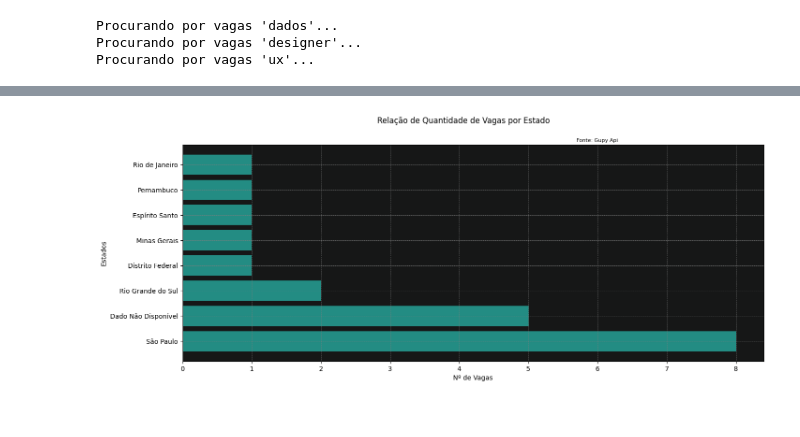
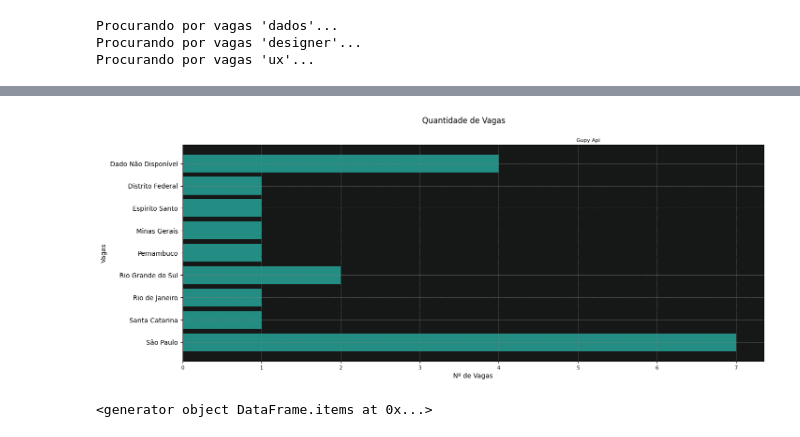
Before and after one commit to ht-yarll/gupy_api, a Jupyter notebook: test.ipynb, the cells around one changed output, grey strips where cells are left out. Cells and saved outputs as stored; diff of their text form; code cells hidden in the pictures.

Commit message:
feat: save-data

```diff
--- a/test.ipynb
+++ b/test.ipynb
@@ -61,6 +46,6 @@ def check_category(x = str):
     if 'dados' in x.lower():
         return 'Dados'
     elif 'designer' in x.lower():
-        return 'designer'
+        return 'Designer'
     else:
         return 'UX/UI'
@@ -90,0 +52,2 @@ df_vagas_consolidado
+# %%
+df_vagas['tipo_de_vaga'] = df_vagas['name'].apply(check_category)
@@ -90,0 +104,9 @@ df_vagas_consolidado
+# %%
+df_vagas_por_estado = (df_vagas.groupby('state')
+                    .agg(
+                        vagas_por_estado = ('tipo_de_vaga', 'value_counts'),
+                    )
+                    .reset_index()
+                    .sort_values('state', ascending=False)
+                )
+df_vagas_por_estado
@@ -91,21 +129,22 @@ df_vagas_consolidado
 # %%
 fig, ax = plt.subplots(figsize=(16, 6))
-ax.barh(
-    df_vagas_consolidado['state'],
-    df_vagas_consolidado['N_Vagas'],
-    color='#238c83'
-)
 
+ax.barh(df_vagas_por_estado['state'], df_vagas_por_estado['vagas_por_estado'], color='#238c83')
 ax.set_facecolor('#161717')
 
-fig.suptitle('Relação de Quantidade de Vagas por Estado')
+fig.suptitle('Quantidade de Vagas')
 
 plt.grid(color='grey', linestyle='--', linewidth = 0.5)
-plt.figtext(0.65, 0.89, 'Fonte: Gupy Api', fontsize=8)
+plt.figtext(0.65, 0.89, 'Gupy Api', fontsize=8)
+
+plt.yticks(fontsize=10)
+plt.xticks(fontsize=8)
 
 plt.xlabel('Nº de Vagas')
-plt.ylabel('Estados')
+
+plt.ylabel('Vagas')
+
 
 plt.show()
 # %% [output]
-[figure, old version]
+[figure, new version]
@@ -113,0 +151,5 @@ vagas_totais = df_vagas_consolidado['N_Vagas'].sum()
+# %%
+states = df_vagas_por_estado['state']
+tipo_de_vaga_series = df_vagas_por_estado.items()
+# %% [output]
+<generator object DataFrame.items at 0x...>
```
Also changed, not shown: parts of 10 cells of this notebook, 4 other files.
